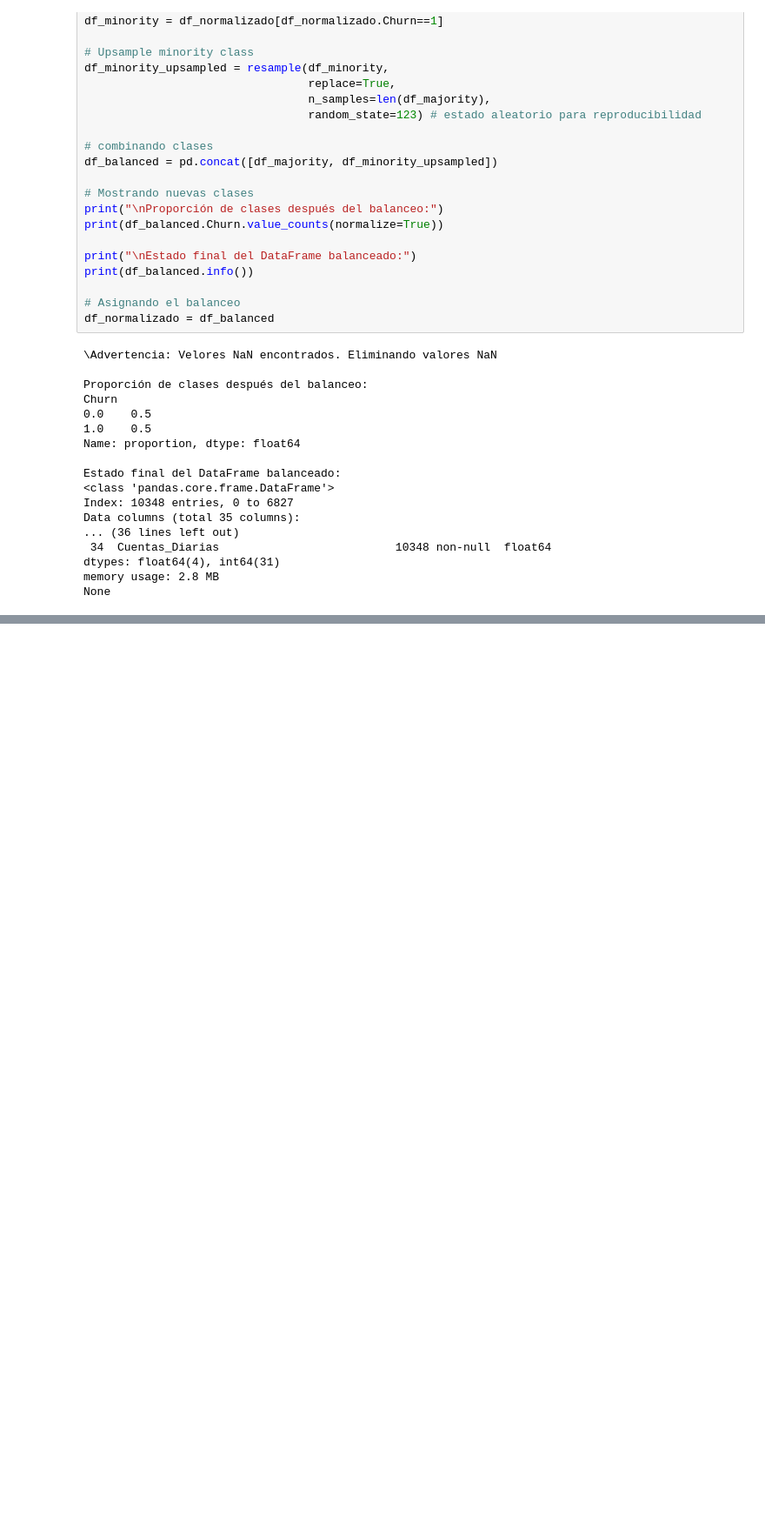
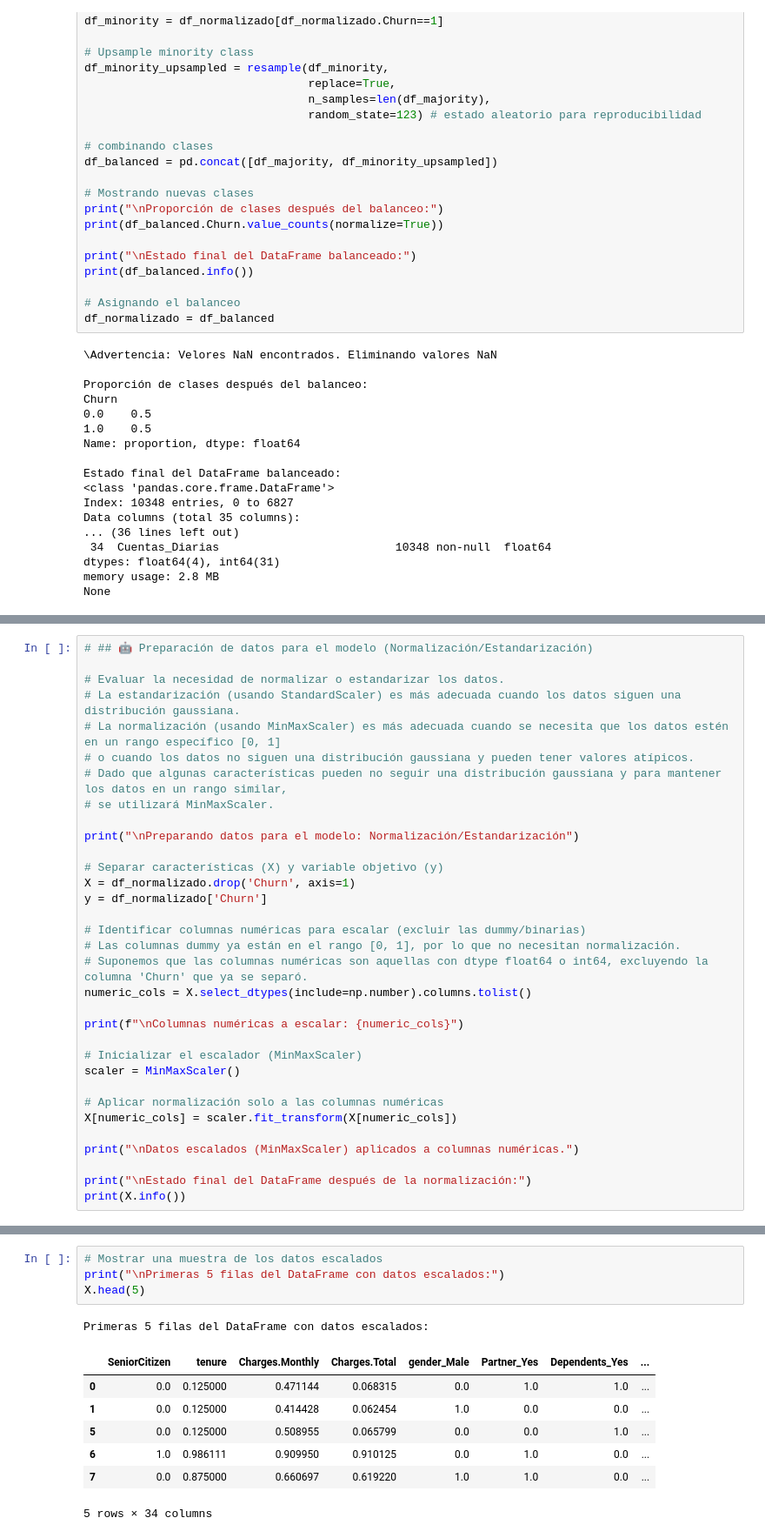
Before and after one commit to ggsgranados/TelecomX-LATAM-Parte-2, a Jupyter notebook: Telecom_X_Parte_2.ipynb, the cells around one changed output, grey strips where cells are left out. Shown: that part at 87% size. Cells and saved outputs as stored; diff of their text form; blank space fills up the shorter version.

```diff
--- a/Telecom_X_Parte_2.ipynb
+++ b/Telecom_X_Parte_2.ipynb
@@ -169,0 +184,33 @@ None
+# %%
+# ## 🤖 Preparación de datos para el modelo (Normalización/Estandarización)
+
+# Evaluar la necesidad de normalizar o estandarizar los datos.
+# La estandarización (usando StandardScaler) es más adecuada cuando los datos siguen una distribución gaussiana.
+# La normalización (usando MinMaxScaler) es más adecuada cuando se necesita que los datos estén en un rango específico [0, 1]
+# o cuando los datos no siguen una distribución gaussiana y pueden tener valores atípicos.
+# Dado que algunas características pueden no seguir una distribución gaussiana y para mantener los datos en un rango similar,
+# se utilizará MinMaxScaler.
+
+print("\nPreparando datos para el modelo: Normalización/Estandarización")
+
+# Separar características (X) y variable objetivo (y)
+X = df_normalizado.drop('Churn', axis=1)
+y = df_normalizado['Churn']
+
+# Identificar columnas numéricas para escalar (excluir las dummy/binarias)
+# Las columnas dummy ya están en el rango [0, 1], por lo que no necesitan normalización.
+# Suponemos que las columnas numéricas son aquellas con dtype float64 o int64, excluyendo la columna 'Churn' que ya se separó.
+numeric_cols = X.select_dtypes(include=np.number).columns.tolist()
+
+print(f"\nColumnas numéricas a escalar: {numeric_cols}")
+
+# Inicializar el escalador (MinMaxScaler)
+scaler = MinMaxScaler()
+
+# Aplicar normalización solo a las columnas numéricas
+X[numeric_cols] = scaler.fit_transform(X[numeric_cols])
+
+print("\nDatos escalados (MinMaxScaler) aplicados a columnas numéricas.")
+
+print("\nEstado final del DataFrame después de la normalización:")
+print(X.info())
@@ -169,0 +235,13 @@ None
+# %%
+# Mostrar una muestra de los datos escalados
+print("\nPrimeras 5 filas del DataFrame con datos escalados:")
+X.head(5)
+# %% [output]
+Primeras 5 filas del DataFrame con datos escalados:
+|  | SeniorCitizen | tenure | Charges.Monthly | Charges.Total | gender_Male | Partner_Yes | Dependents_Yes | ... |
+| 0 | 0.0 | 0.125000 | 0.471144 | 0.068315 | 0.0 | 1.0 | 1.0 | ... |
+| 1 | 0.0 | 0.125000 | 0.414428 | 0.062454 | 1.0 | 0.0 | 0.0 | ... |
+| 5 | 0.0 | 0.125000 | 0.508955 | 0.065799 | 0.0 | 0.0 | 1.0 | ... |
+| 6 | 1.0 | 0.986111 | 0.909950 | 0.910125 | 0.0 | 1.0 | 0.0 | ... |
+| 7 | 0.0 | 0.875000 | 0.660697 | 0.619220 | 1.0 | 1.0 | 0.0 | ... |
+5 rows × 34 columns
```
Also changed, not shown: parts of 4 cells of this notebook.
